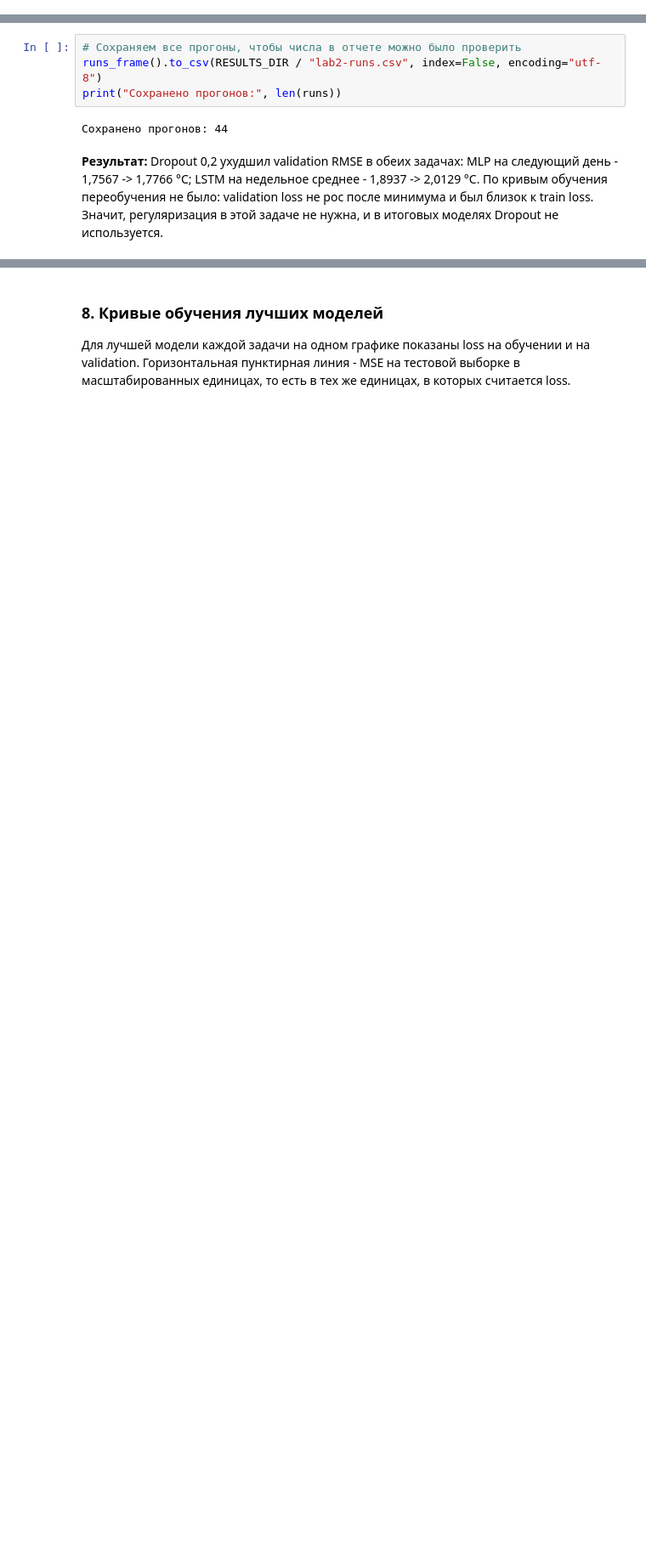
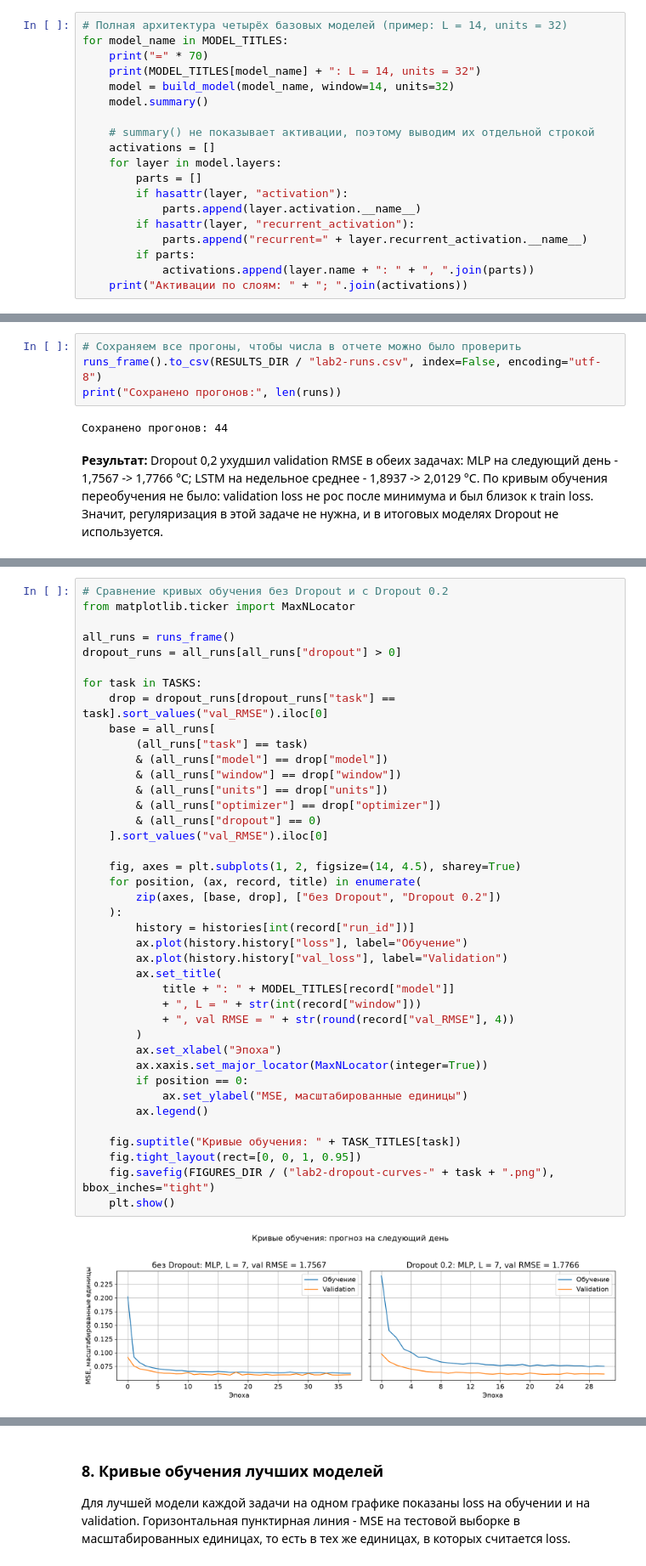
Before and after one commit to bigflyy/nn-uni, a Jupyter notebook: labs/lab2/src/nn-lab-2.ipynb, the cells around one changed output, grey strips where cells are left out. Shown at 85% size. Saved outputs shown, nothing was run; the diff lists cells and outputs as text; blank space fills up the shorter version.

```diff
--- a/labs/lab2/src/nn-lab-2.ipynb
+++ b/labs/lab2/src/nn-lab-2.ipynb
@@ -675,0 +680,19 @@ def train_model(model, X_train, y_train, X_val, y_val, epochs=80, batch_size=32,
+# %%
+# Полная архитектура четырёх базовых моделей (пример: L = 14, units = 32)
+for model_name in MODEL_TITLES:
+    print("=" * 70)
+    print(MODEL_TITLES[model_name] + ": L = 14, units = 32")
+    model = build_model(model_name, window=14, units=32)
+    model.summary()
+
+    # summary() не показывает активации, поэтому выводим их отдельной строкой
+    activations = []
+    for layer in model.layers:
+        parts = []
+        if hasattr(layer, "activation"):
+            parts.append(layer.activation.__name__)
+        if hasattr(layer, "recurrent_activation"):
+            parts.append("recurrent=" + layer.recurrent_activation.__name__)
+        if parts:
+            activations.append(layer.name + ": " + ", ".join(parts))
+    print("Активации по слоям: " + "; ".join(activations))
@@ -1065,0 +1126,42 @@ print("Сохранено прогонов:", len(runs))
+# %%
+# Сравнение кривых обучения без Dropout и с Dropout 0.2
+from matplotlib.ticker import MaxNLocator
+
+all_runs = runs_frame()
+dropout_runs = all_runs[all_runs["dropout"] > 0]
+
+for task in TASKS:
+    drop = dropout_runs[dropout_runs["task"] == task].sort_values("val_RMSE").iloc[0]
+    base = all_runs[
+        (all_runs["task"] == task)
+        & (all_runs["model"] == drop["model"])
+        & (all_runs["window"] == drop["window"])
+        & (all_runs["units"] == drop["units"])
+        & (all_runs["optimizer"] == drop["optimizer"])
+        & (all_runs["dropout"] == 0)
+    ].sort_values("val_RMSE").iloc[0]
+
+    fig, axes = plt.subplots(1, 2, figsize=(14, 4.5), sharey=True)
+    for position, (ax, record, title) in enumerate(
+        zip(axes, [base, drop], ["без Dropout", "Dropout 0.2"])
+    ):
+        history = histories[int(record["run_id"])]
+        ax.plot(history.history["loss"], label="Обучение")
+        ax.plot(history.history["val_loss"], label="Validation")
+        ax.set_title(
+            title + ": " + MODEL_TITLES[record["model"]]
+            + ", L = " + str(int(record["window"]))
+            + ", val RMSE = " + str(round(record["val_RMSE"], 4))
+        )
+        ax.set_xlabel("Эпоха")
+        ax.xaxis.set_major_locator(MaxNLocator(integer=True))
+        if position == 0:
+            ax.set_ylabel("MSE, масштабированные единицы")
+        ax.legend()
+
+    fig.suptitle("Кривые обучения: " + TASK_TITLES[task])
+    fig.tight_layout(rect=[0, 0, 1, 0.95])
+    fig.savefig(FIGURES_DIR / ("lab2-dropout-curves-" + task + ".png"), bbox_inches="tight")
+    plt.show()
+# %% [output]
+[figure, added]
```
Also changed, not shown: parts of 6 cells of this notebook, 5 other files.
